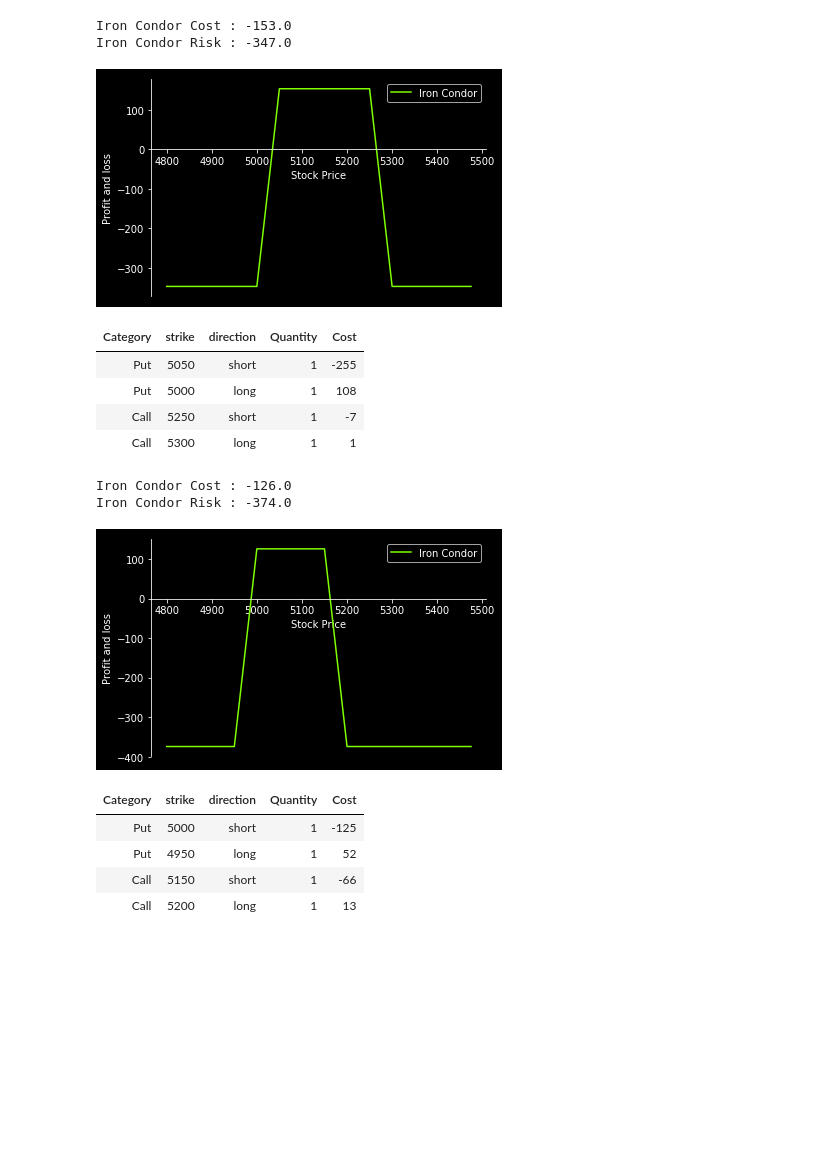
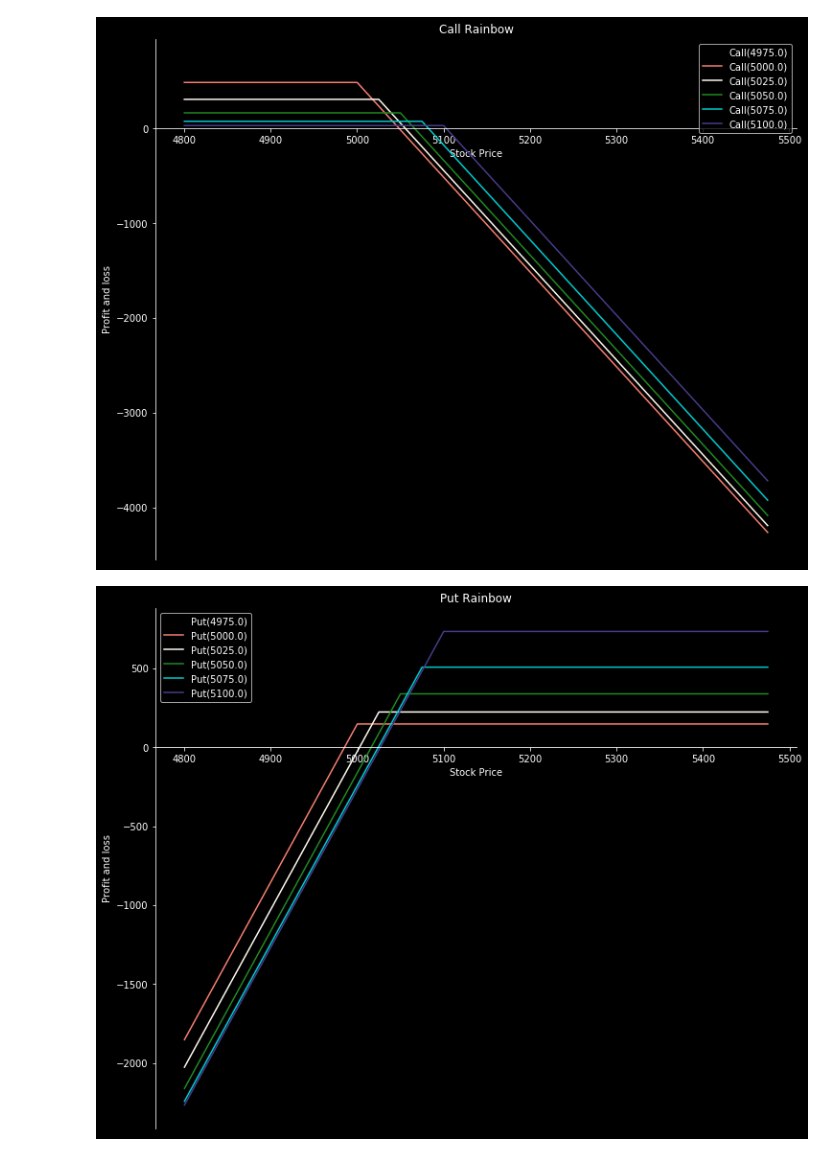
Before and after one commit to splanquart/spoption, a Jupyter notebook: analyses.ipynb, the cells around one changed output. Drawn from its saved outputs; the diff is of its cells as text; code cells hidden in the pictures; blank space fills up the shorter version.

Commit message:
rainbow graph

```diff
--- a/analyses.ipynb
+++ b/analyses.ipynb
@@ -181,5 +133,5 @@ Put Spread 5150.0-5100.0 Cost : 310.0
 # %%
-ironcondor = IronCondor(put[5050], put[5000], call[5250], call[5300])
+ironcondor = IronCondor(put[5050], put[5000], call[5150], call[5200])
 print('{} Cost : {}'.format(ironcondor.label, ironcondor.cost()))
 risk = min(ironcondor.payoff(g.sT, 'long'))
 print('{} Risk : {}'.format(ironcondor.label,risk))
@@ -192,22 +144,11 @@ risk = min(ironcondor.payoff(g.sT, 'long'))
 print('{} Risk : {}'.format(ironcondor.label,risk))
 g.profit_strategy(ironcondor)
 g.display_summary(ironcondor)
-# %% [output]
-Iron Condor Cost : -153.0
-Iron Condor Risk : -347.0
-[figure, removed]
-| Category | strike | direction | Quantity | Cost |
-| Put | 5050 | short | 1 | -255 |
-| Put | 5000 | long | 1 | 108 |
-| Call | 5250 | short | 1 | -7 |
-| Call | 5300 | long | 1 | 1 |
-Iron Condor Cost : -126.0
-Iron Condor Risk : -374.0
-[figure, removed]
-| Category | strike | direction | Quantity | Cost |
-| Put | 5000 | short | 1 | -125 |
-| Put | 4950 | long | 1 | 52 |
-| Call | 5150 | short | 1 | -66 |
-| Call | 5200 | long | 1 | 13 |
 # %%
 help(IronCondor)
+# %%
+g.profit_rainbow(call.values(), 'short', title='Call Rainbow')
+g.profit_rainbow(put.values(), 'short', title='Put Rainbow')
+# %% [output]
+[figure, added]
+[figure, added]
```
Also changed, not shown: parts of 5 cells of this notebook, 3 other files.
